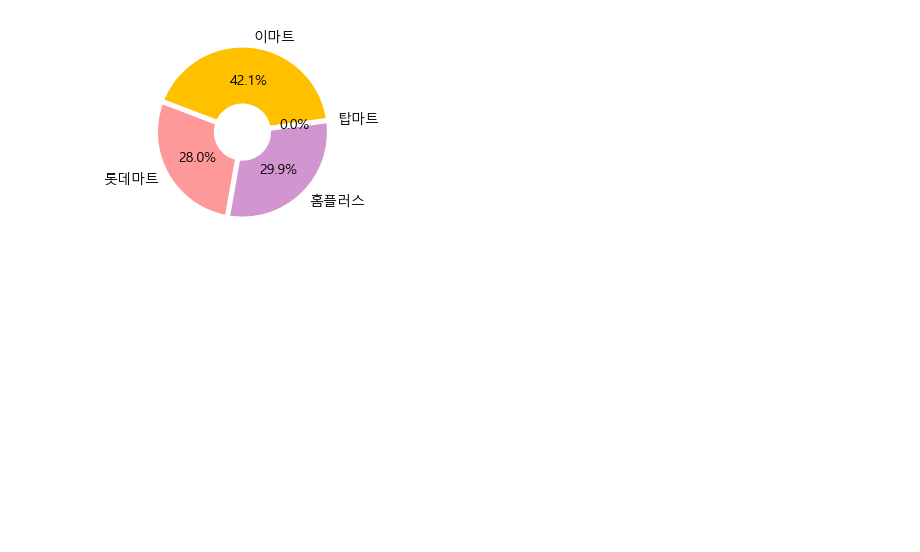
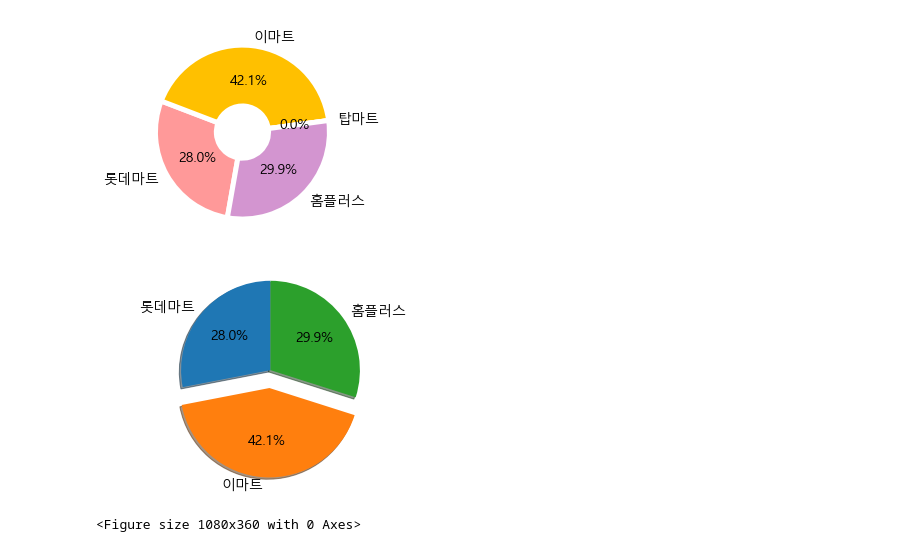
Before and after one commit to sohee0/4Mart, a Jupyter notebook: total/data_chart.ipynb, the cells around one changed output. Saved outputs shown, nothing was run; the diff lists cells and outputs as text; code cells hidden in the pictures; blank space fills up the shorter version.

```diff
--- a/total/data_chart.ipynb
+++ b/total/data_chart.ipynb
@@ -142,3 +144,18 @@ plt.pie(ratio, labels=labels, autopct='%.1f%%', startangle=260, counterclock=Fal
 plt.show()
 # %% [output]
 [figure]
+# %%
+labels = ['롯데마트', '이마트', '홈플러스']
+sizes = [30, 45, 32]
+explode = (0, 0.2, 0)
+
+fig1, ax1 = plt.subplots(facecolor='white')
+ax1.pie(sizes, explode=explode, labels=labels, autopct='%1.1f%%',
+        shadow=True, startangle=90)
+ax1.axis('equal')
+plt.figure(figsize=(15,5))
+
+plt.show()
+# %% [output]
+[figure, added]
+<Figure size 1080x360 with 0 Axes>
```
Also changed, not shown: parts of 2 cells of this notebook.
